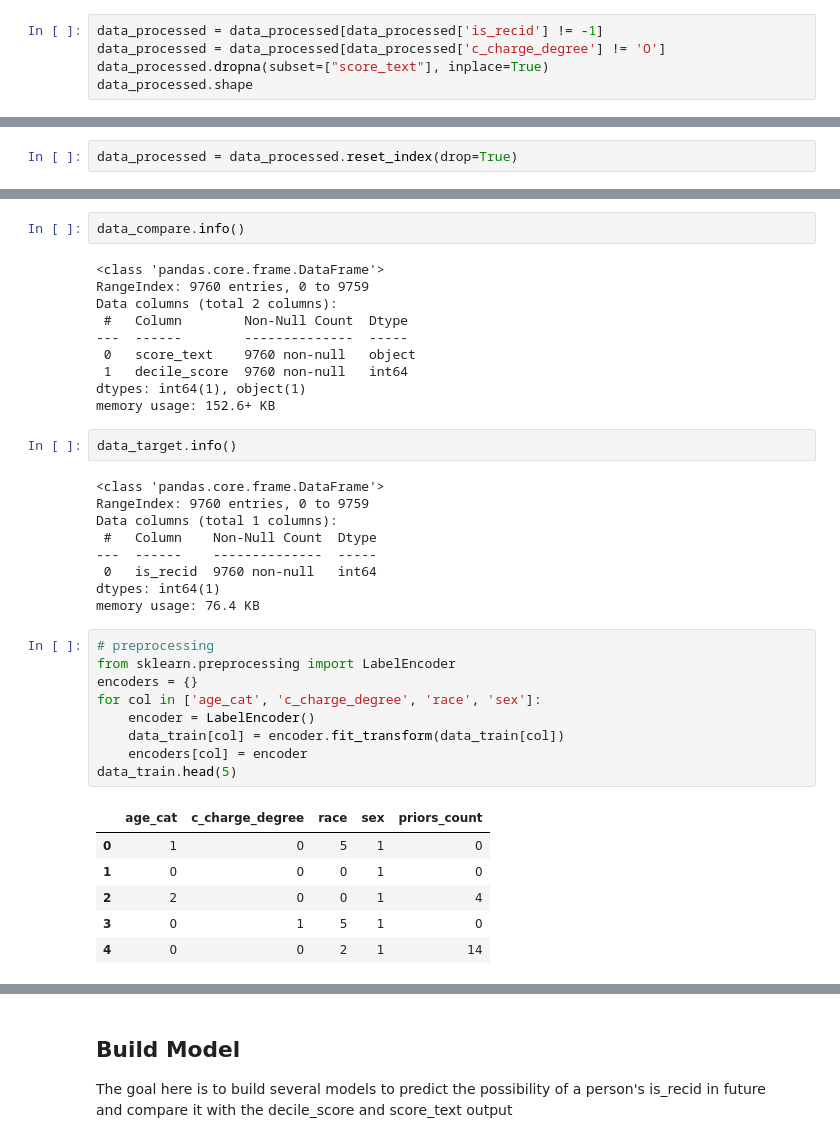
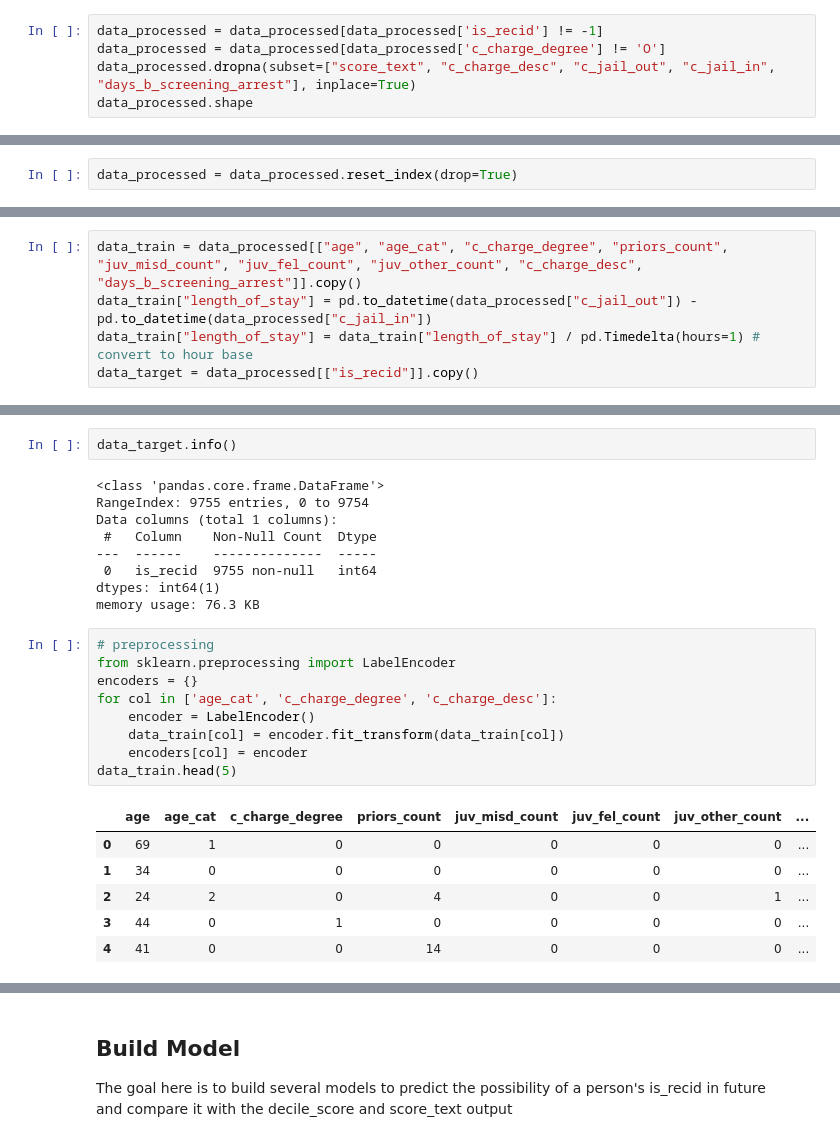
Before and after one commit to teamclouday/DataImputation, a Jupyter notebook: compas.ipynb, the cells around one changed output, grey strips where cells are left out. Saved outputs shown, nothing was run; the diff lists cells and outputs as text.

Commit message:
update compas

```diff
--- a/compas.ipynb
+++ b/compas.ipynb
@@ -80,6 +80,6 @@ data_processed.shape
 # %%
 data_processed = data_processed[data_processed['is_recid'] != -1]
 data_processed = data_processed[data_processed['c_charge_degree'] != 'O']
-data_processed.dropna(subset=["score_text"], inplace=True)
+data_processed.dropna(subset=["score_text", "c_charge_desc", "c_jail_out", "c_jail_in", "days_b_screening_arrest"], inplace=True)
 data_processed.shape
 # %% [output]
@@ -93,3 +89,8 @@ data_target = data_processed[["is_recid"]].copy()
+# %%
+data_train = data_processed[["age", "age_cat", "c_charge_degree", "priors_count", "juv_misd_count", "juv_fel_count", "juv_other_count", "c_charge_desc", "days_b_screening_arrest"]].copy()
+data_train["length_of_stay"] = pd.to_datetime(data_processed["c_jail_out"]) - pd.to_datetime(data_processed["c_jail_in"])
+data_train["length_of_stay"] = data_train["length_of_stay"] / pd.Timedelta(hours=1) # convert to hour base
+data_target = data_processed[["is_recid"]].copy()
 # %%
 data_train.info()
 # %% [output]
@@ -174,42 +160,30 @@ Name: priors_count, dtype: int64
-# %%
-data_compare.info()
-# %% [output]
-<class 'pandas.core.frame.DataFrame'>
-RangeIndex: 9760 entries, 0 to 9759
-Data columns (total 2 columns):
- #   Column        Non-Null Count  Dtype
----  ------        --------------  -----
- 0   score_text    9760 non-null   object
- 1   decile_score  9760 non-null   int64
-dtypes: int64(1), object(1)
-memory usage: 152.6+ KB
 # %%
 data_target.info()
 # %% [output]
 <class 'pandas.core.frame.DataFrame'>
-RangeIndex: 9760 entries, 0 to 9759
+RangeIndex: 9755 entries, 0 to 9754
 Data columns (total 1 columns):
  #   Column    Non-Null Count  Dtype
 ---  ------    --------------  -----
- 0   is_recid  9760 non-null   int64
+ 0   is_recid  9755 non-null   int64
 dtypes: int64(1)
-memory usage: 76.4 KB
+memory usage: 76.3 KB
 # %%
 # preprocessing
 from sklearn.preprocessing import LabelEncoder
 encoders = {}
-for col in ['age_cat', 'c_charge_degree', 'race', 'sex']:
+for col in ['age_cat', 'c_charge_degree', 'c_charge_desc']:
     encoder = LabelEncoder()
     data_train[col] = encoder.fit_transform(data_train[col])
     encoders[col] = encoder
 data_train.head(5)
 # %% [output]
-|  | age_cat | c_charge_degree | race | sex | priors_count |
-| 0 | 1 | 0 | 5 | 1 | 0 |
-| 1 | 0 | 0 | 0 | 1 | 0 |
-| 2 | 2 | 0 | 0 | 1 | 4 |
-| 3 | 0 | 1 | 5 | 1 | 0 |
-| 4 | 0 | 0 | 2 | 1 | 14 |
+|  | age | age_cat | c_charge_degree | priors_count | juv_misd_count | juv_fel_count | juv_other_count | ... |
+| 0 | 69 | 1 | 0 | 0 | 0 | 0 | 0 | ... |
+| 1 | 34 | 0 | 0 | 0 | 0 | 0 | 0 | ... |
+| 2 | 24 | 2 | 0 | 4 | 0 | 0 | 1 | ... |
+| 3 | 44 | 0 | 1 | 0 | 0 | 0 | 0 | ... |
+| 4 | 41 | 0 | 0 | 14 | 0 | 0 | 0 | ... |
 # %%
 data_train.describe()
 # %% [output]
```
Also changed, not shown: parts of 106 cells of this notebook.
